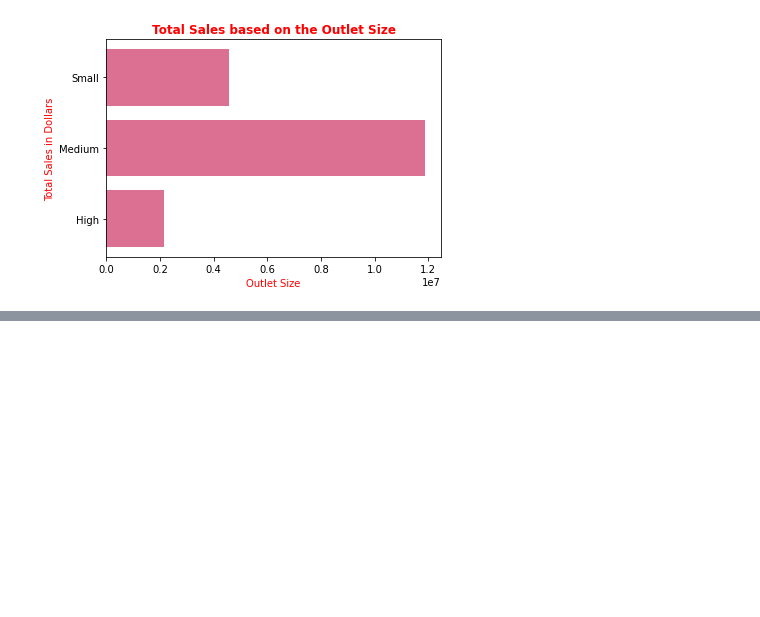
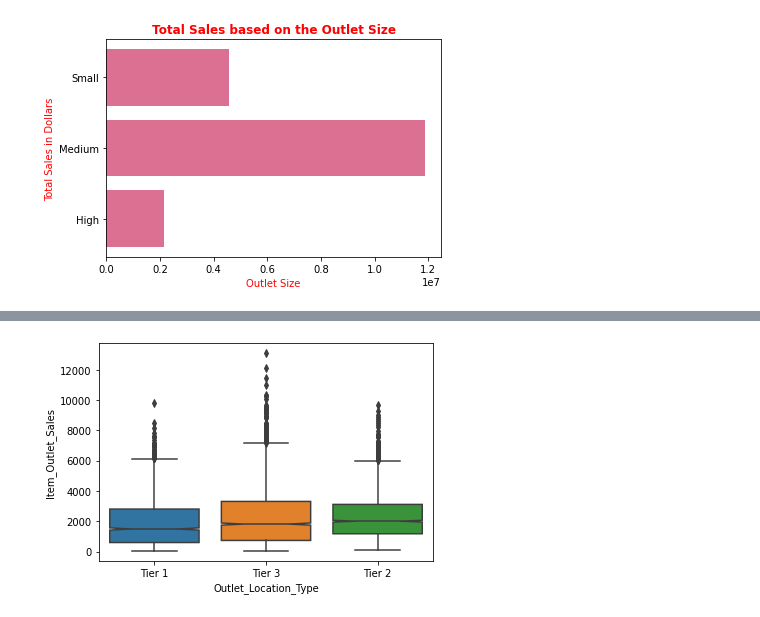
Before and after one commit to Maitreyeej/Food_Sales_Prediction, a Jupyter notebook: Sales_Prediction.ipynb, the cells around one changed output, grey strips where cells are left out. Saved outputs shown, nothing was run; the diff lists cells and outputs as text; code cells hidden in the pictures; blank space fills up the shorter version.

```diff
--- a/Sales_Prediction.ipynb
+++ b/Sales_Prediction.ipynb
@@ -369,0 +471,4 @@ Text(0.5, 0, 'Fat Content')
+# %%
+sns.boxplot(x='Outlet_Location_Type', y='Item_Outlet_Sales', data=sales_prediction_df, notch=True);
+# %% [output]
+[figure, added]
```
Also changed, not shown: parts of 44 cells of this notebook.
